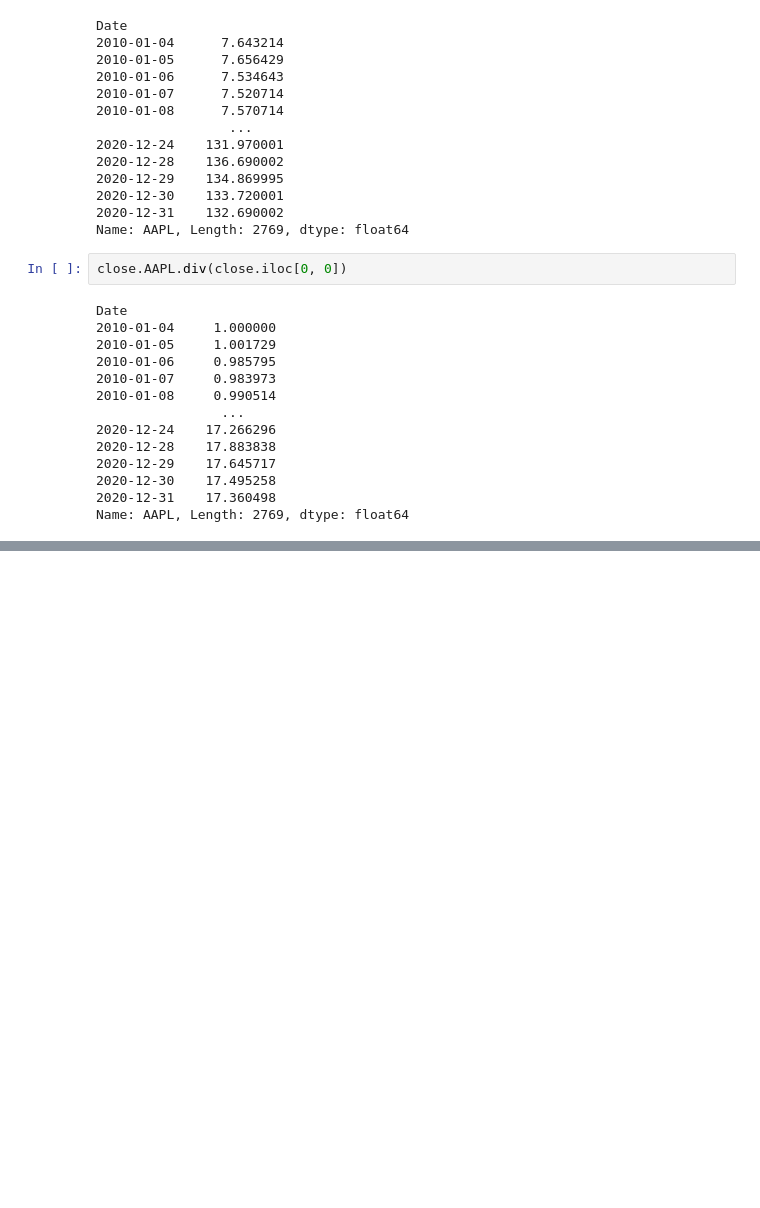
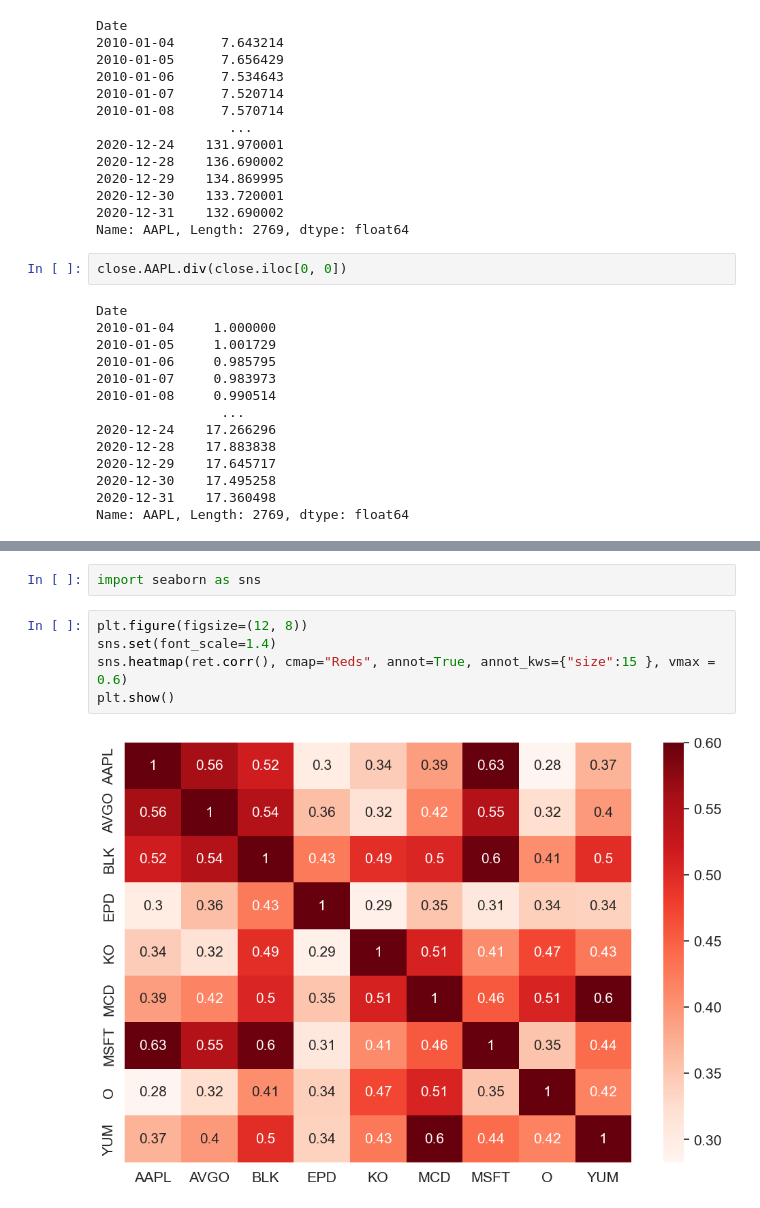
Before and after one commit to aalsaedi265/algo_trade_basic, a Jupyter notebook: algo.ipynb, the cells around one changed output, grey strips where cells are left out. Cells and saved outputs as stored; diff of their text form; blank space fills up the shorter version.

```diff
--- a/algo.ipynb
+++ b/algo.ipynb
@@ -312,0 +541,9 @@ plt.show()
+# %%
+import seaborn as sns
+# %%
+plt.figure(figsize=(12, 8))
+sns.set(font_scale=1.4)
+sns.heatmap(ret.corr(), cmap="Reds", annot=True, annot_kws={"size":15 }, vmax = 0.6)
+plt.show()
+# %% [output]
+[figure, added]
```
Also changed, not shown: parts of 38 cells of this notebook.
